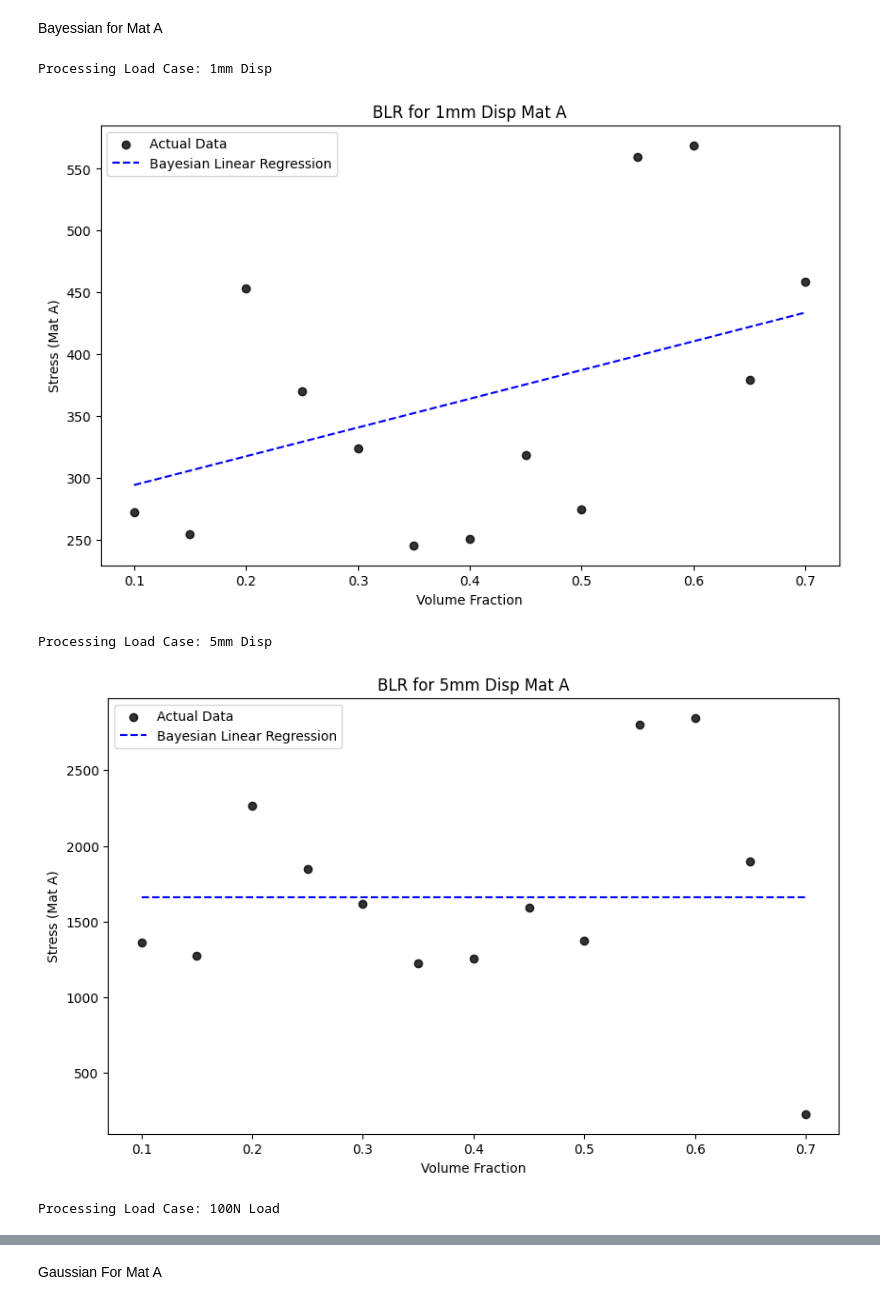
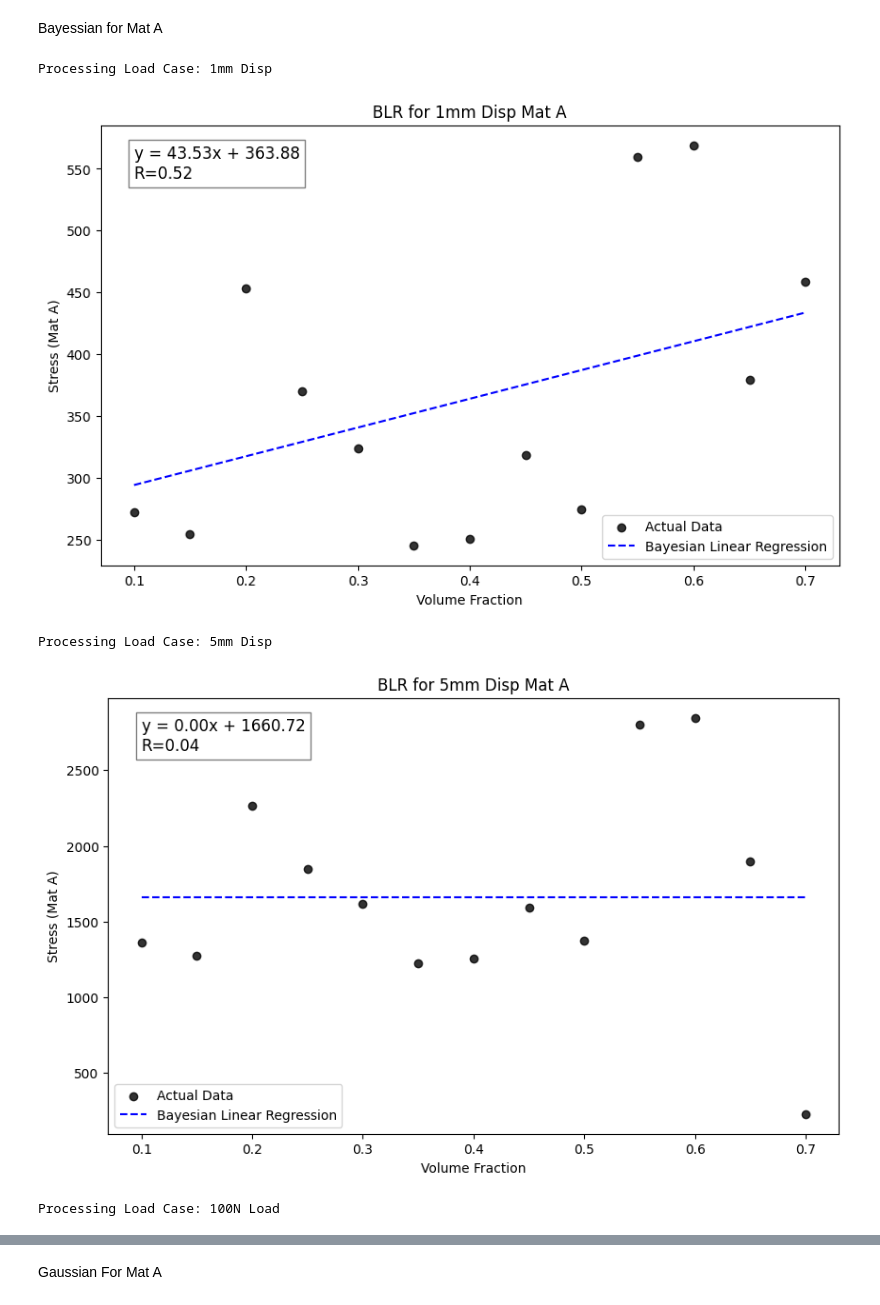
Before and after one commit to EyeofaThous/AAE590, a Jupyter notebook: HW3BLR&GPR.ipynb, the cells around one changed output, grey strips where cells are left out. Drawn from its saved outputs; the diff is of its cells as text; code cells hidden in the pictures.

```diff
--- a/HW3BLR&GPR.ipynb
+++ b/HW3BLR&GPR.ipynb
@@ -36,7 +36,14 @@ for sheet_name in xls.sheet_names:
     y_pred_blr = blr.predict(X_scaled)
 
     plt.figure(figsize=(10, 6))
+    # Calculate r value
+    r_val,_=pearsonr(X_scaled.flatten(),y)
 
+    # Equation
+    slope = blr.coef_[0]
+    intercept = blr.intercept_
+    equation = f"y = {slope:.2f}x + {intercept:.2f}\nR={r_val:.2f}"
+    plt.text(min(X),max(y),equation,fontsize=12,verticalalignment='top',bbox=dict(facecolor='white',alpha=0.5))
     # Actual Data
     plt.scatter(X, y, color='black', label="Actual Data", alpha=0.8)
 
@@ -139,35 +129,41 @@ for sheet_name in xls.sheet_names:
     # Define independent (X) and response variable (y) for "Mat A"
     X = df.iloc[:, 0].values.reshape(-1, 1)  # Assuming 1st column is Volume Fraction
     y = df["Mat A"].values  # Selecting Mat A as response variable
 
     # Standardize X (optional, improves numerical stability)
     scaler = StandardScaler()
     X_scaled = scaler.fit_transform(X)
 
     # BLR
     blr = BayesianRidge()
     blr.fit(X_scaled, y)
     y_pred_blr = blr.predict(X_scaled)
 
     plt.figure(figsize=(10, 6))
 
     # Actual Data
     plt.scatter(X, y, color='black', label="Actual Data", alpha=0.8)
-
+    # Calculate r value
+    r_val,_=pearsonr(X_scaled.flatten(),y)
+    # Equation
+    slope = blr.coef_[0]
+    intercept = blr.intercept_
+    equation = f"y = {slope:.2f}x + {intercept:.2f}\nR={r_val:.2f}"
+    plt.text(min(X),max(y),equation,fontsize=12,verticalalignment='top',bbox=dict(facecolor='white',alpha=0.5))
     # Bayesian Linear Regression Line
     plt.plot(X, y_pred_blr, color='blue', label="Bayesian Linear Regression", linestyle='dashed')
 
 
 
     # Labels and legend
     plt.xlabel("Volume Fraction")
     plt.ylabel("Stress (Mat A)")
     plt.title(f"BLR for {sheet_name} Mat A")
     plt.legend()
     plt.show()
 # %% [output]
 Processing Load Case: 1mm Disp
-[figure, old version]
+[figure, new version]
 Processing Load Case: 5mm Disp
-[figure, old version]
+[figure, new version]
 Processing Load Case: 100N Load
```
Also changed, not shown: parts of 8 cells of this notebook.
